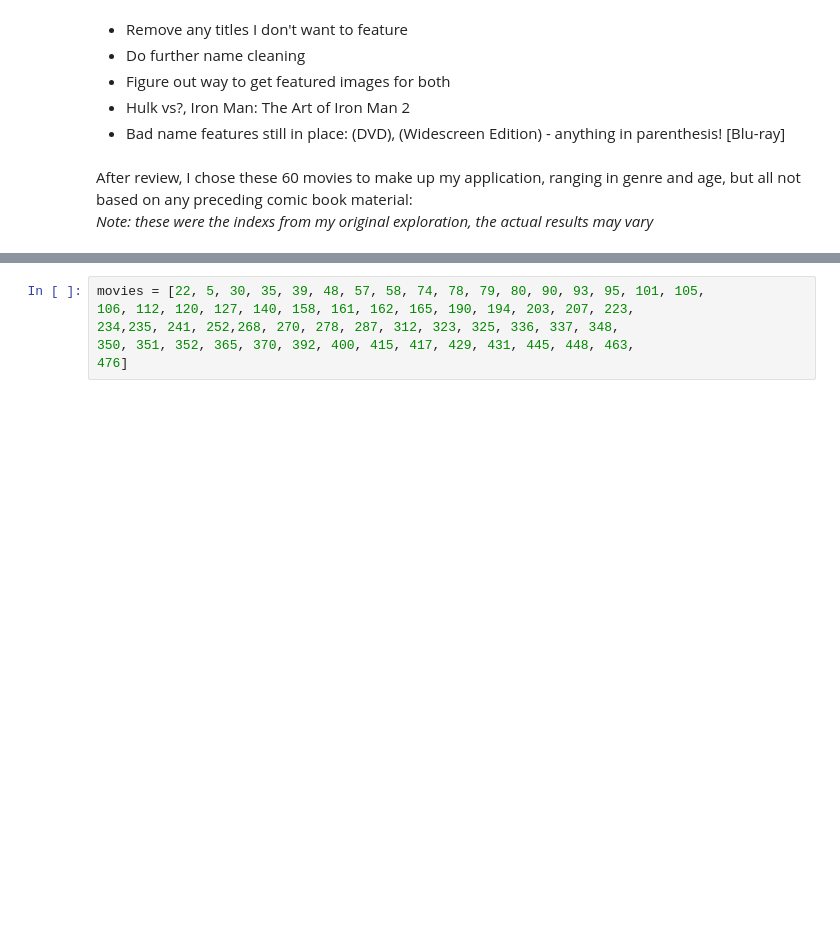
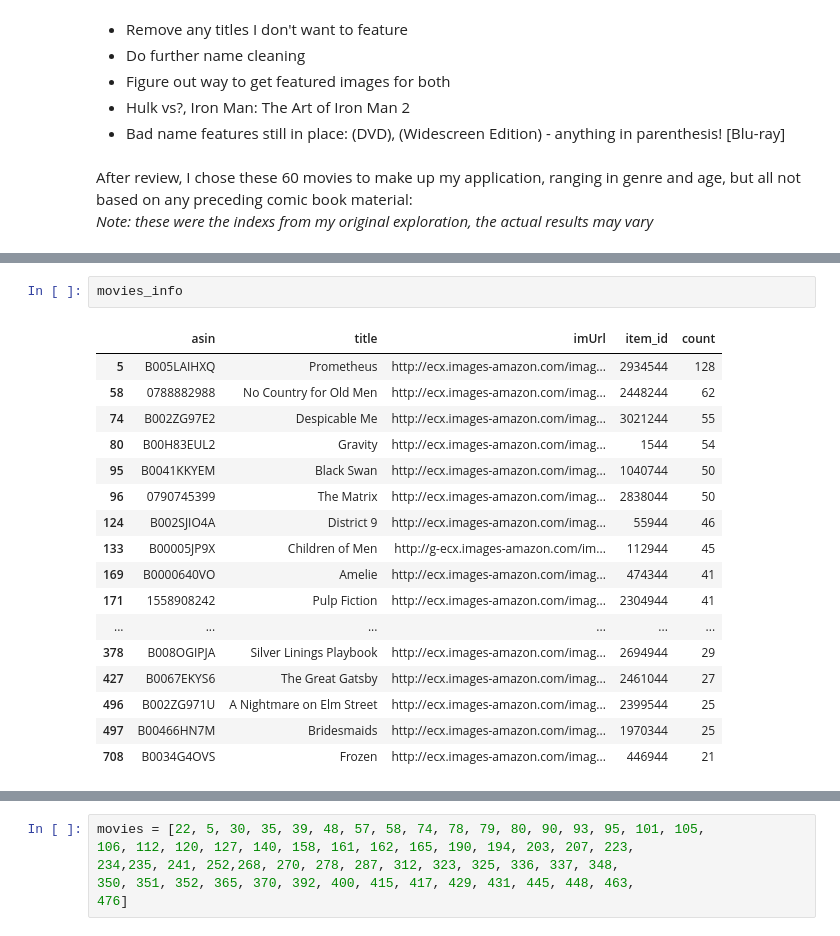
Before and after one commit to jnawjux/intocomics, a Jupyter notebook: web_app_development.ipynb, the cells around one changed output, grey strips where cells are left out. Cells and saved outputs as stored; diff of their text form; blank space fills up the shorter version.

```diff
--- a/web_app_development.ipynb
+++ b/web_app_development.ipynb
@@ -120,0 +130,20 @@ fuzz()
+# %%
+movies_info
+# %% [output]
+|  | asin | title | imUrl | item_id | count |
+| 5 | B005LAIHXQ | Prometheus | http://ecx.images-amazon.com/imag... | 2934544 | 128 |
+| 58 | 0788882988 | No Country for Old Men | http://ecx.images-amazon.com/imag... | 2448244 | 62 |
+| 74 | B002ZG97E2 | Despicable Me | http://ecx.images-amazon.com/imag... | 3021244 | 55 |
+| 80 | B00H83EUL2 | Gravity | http://ecx.images-amazon.com/imag... | 1544 | 54 |
+| 95 | B0041KKYEM | Black Swan | http://ecx.images-amazon.com/imag... | 1040744 | 50 |
+| 96 | 0790745399 | The Matrix | http://ecx.images-amazon.com/imag... | 2838044 | 50 |
+| 124 | B002SJIO4A | District 9 | http://ecx.images-amazon.com/imag... | 55944 | 46 |
+| 133 | B00005JP9X | Children of Men | http://g-ecx.images-amazon.com/im... | 112944 | 45 |
+| 169 | B0000640VO | Amelie | http://ecx.images-amazon.com/imag... | 474344 | 41 |
+| 171 | 1558908242 | Pulp Fiction | http://ecx.images-amazon.com/imag... | 2304944 | 41 |
+| ... | ... | ... | ... | ... | ... |
+| 378 | B008OGIPJA | Silver Linings Playbook | http://ecx.images-amazon.com/imag... | 2694944 | 29 |
+| 427 | B0067EKYS6 | The Great Gatsby | http://ecx.images-amazon.com/imag... | 2461044 | 27 |
+| 496 | B002ZG971U | A Nightmare on Elm Street | http://ecx.images-amazon.com/imag... | 2399544 | 25 |
+| 497 | B00466HN7M | Bridesmaids | http://ecx.images-amazon.com/imag... | 1970344 | 25 |
+| 708 | B0034G4OVS | Frozen | http://ecx.images-amazon.com/imag... | 446944 | 21 |
```
Also changed, not shown: parts of 11 cells of this notebook.
